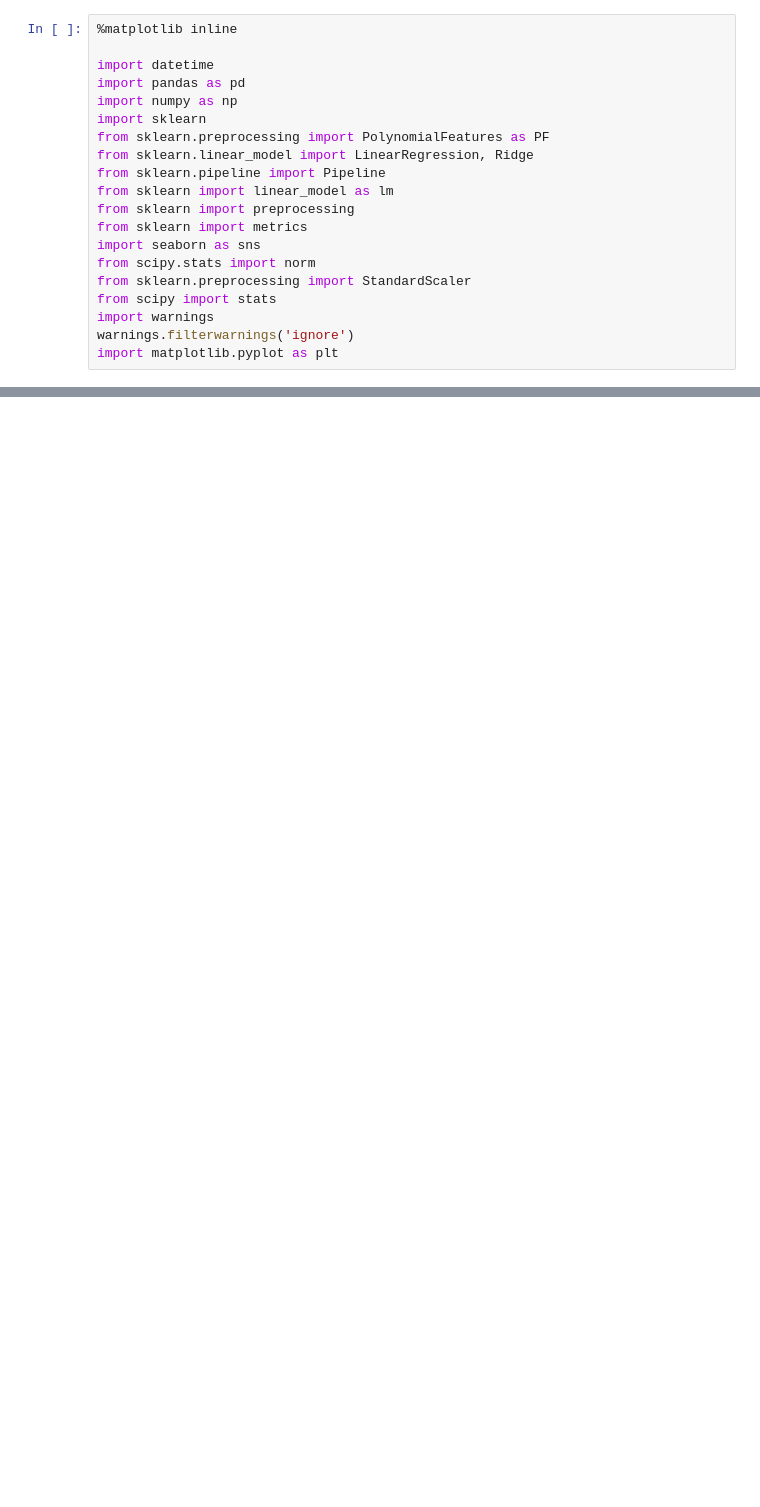
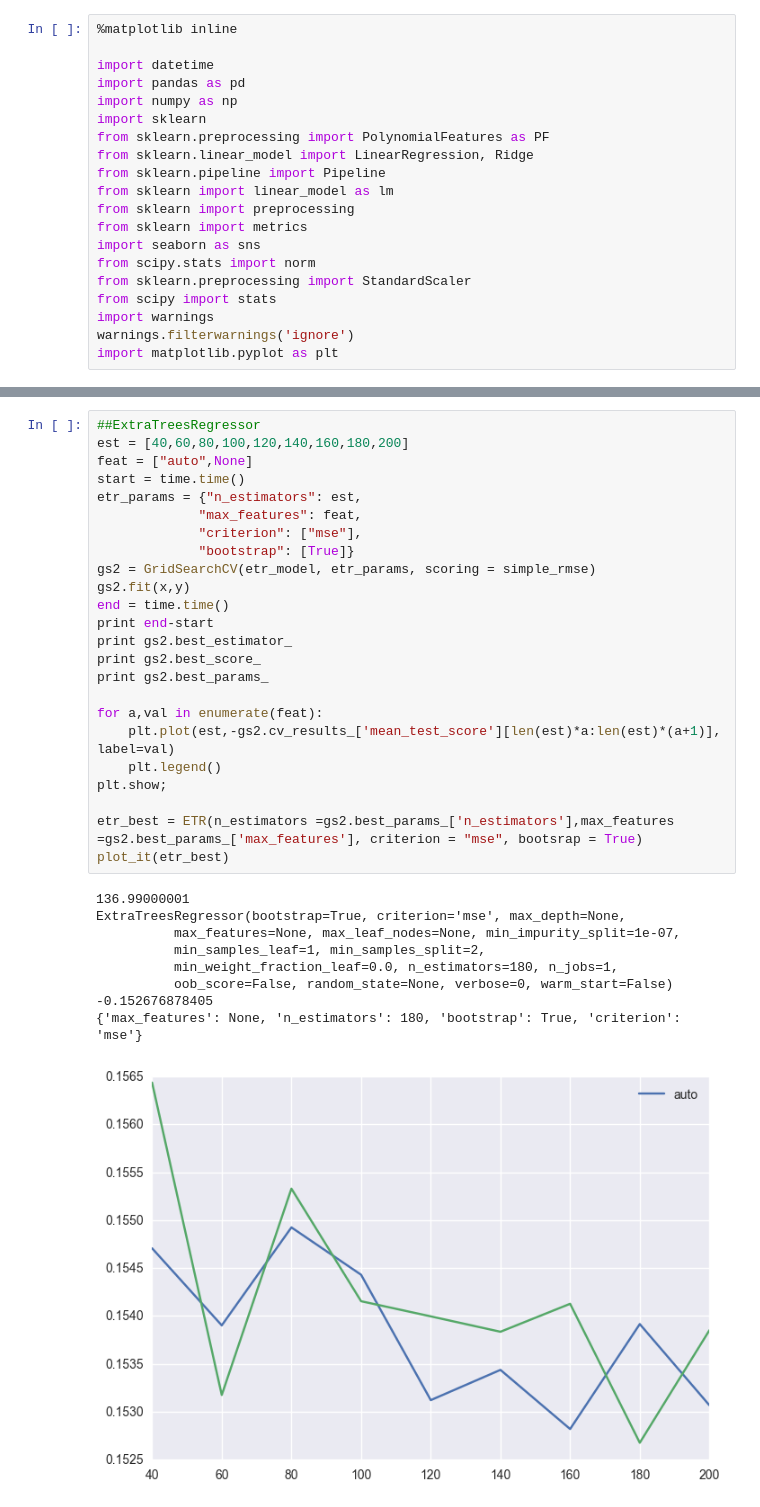
Before and after one commit to kctobin/207, a Jupyter notebook: RealEstateFinal - Models.ipynb, the cells around one changed output, grey strips where cells are left out. Drawn from its saved outputs; the diff is of its cells as text; blank space fills up the shorter version.

```diff
--- a/RealEstateFinal - Models.ipynb
+++ b/RealEstateFinal - Models.ipynb
@@ -62,0 +159,34 @@ y = train_labels
+# %%
+##ExtraTreesRegressor
+est = [40,60,80,100,120,140,160,180,200]
+feat = ["auto",None]
+start = time.time()
+etr_params = {"n_estimators": est,
+             "max_features": feat,
+             "criterion": ["mse"],
+             "bootstrap": [True]}
+gs2 = GridSearchCV(etr_model, etr_params, scoring = simple_rmse)
+gs2.fit(x,y)
+end = time.time()
+print end-start
+print gs2.best_estimator_
+print gs2.best_score_
+print gs2.best_params_
+
+for a,val in enumerate(feat):
+    plt.plot(est,-gs2.cv_results_['mean_test_score'][len(est)*a:len(est)*(a+1)], label=val)
+    plt.legend()
+plt.show;
+
+etr_best = ETR(n_estimators =gs2.best_params_['n_estimators'],max_features =gs2.best_params_['max_features'], criterion = "mse", bootsrap = True)
+plot_it(etr_best)
+# %% [output]
+136.99000001
+ExtraTreesRegressor(bootstrap=True, criterion='mse', max_depth=None,
+          max_features=None, max_leaf_nodes=None, min_impurity_split=1e-07,
+          min_samples_leaf=1, min_samples_split=2,
+          min_weight_fraction_leaf=0.0, n_estimators=180, n_jobs=1,
+          oob_score=False, random_state=None, verbose=0, warm_start=False)
+-0.152676878405
+{'max_features': None, 'n_estimators': 180, 'bootstrap': True, 'criterion': 'mse'}
+[figure, added]
```
Also changed, not shown: parts of 21 cells of this notebook, 2 other files.
